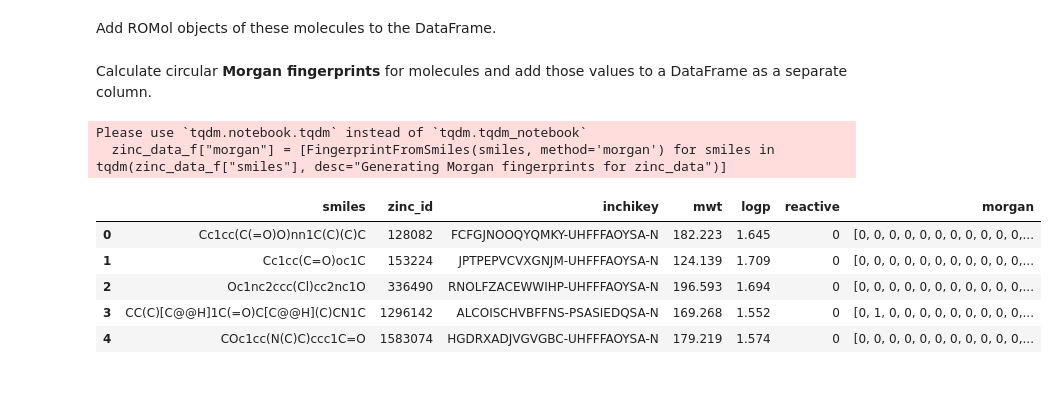
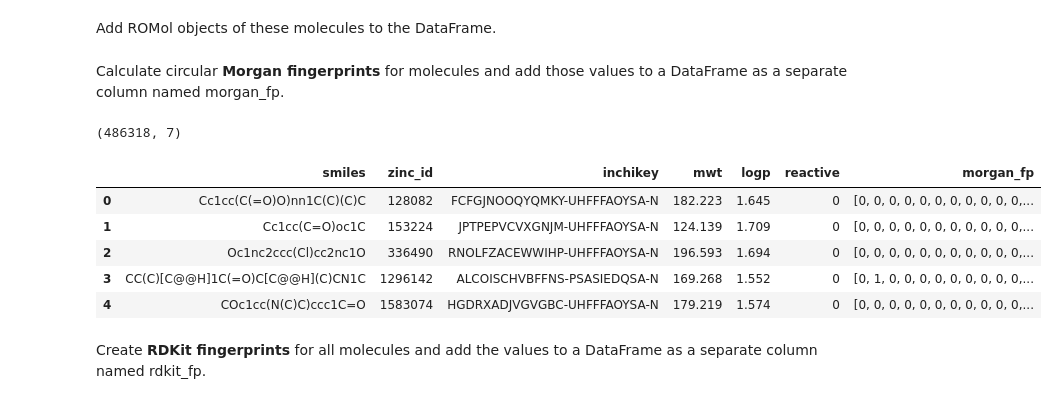
Before and after one commit to hrkhach/Compound-Clustering-Assignment, a Jupyter notebook: compound_clustering_for_ZINC_data.ipynb, the cells around one changed output. Cells and saved outputs as stored; diff of their text form; code cells hidden in the pictures.

```diff
--- a/compound_clustering_for_ZINC_data.ipynb
+++ b/compound_clustering_for_ZINC_data.ipynb
@@ -76,16 +89,19 @@ zinc_data_f.head()
 # %% [markdown]
 Add ROMol objects of these molecules to the DataFrame.
 # %% [markdown]
-Calculate circular **Morgan fingerprints** for molecules and add those values to a DataFrame as a separate column.
+Calculate circular **Morgan fingerprints** for molecules and add those values to a DataFrame as a separate column named morgan_fp.
 # %%
-zinc_data_f["morgan"] = [FingerprintFromSmiles(smiles, method='morgan') for smiles in tqdm(zinc_data_f["smiles"], desc="Generating Morgan fingerprints for zinc_data")]
+zinc_data_f["morgan_fp"] = [FingerprintFromSmiles(smiles, method='morgan') for smiles in tqdm(zinc_data_f["smiles"], desc="Generating Morgan fingerprints for zinc_data")]
+
+print(zinc_data_f.shape)
 zinc_data_f.head(5)
 # %% [output]
-Please use `tqdm.notebook.tqdm` instead of `tqdm.tqdm_notebook`
-  zinc_data_f["morgan"] = [FingerprintFromSmiles(smiles, method='morgan') for smiles in tqdm(zinc_data_f["smiles"], desc="Generating Morgan fingerprints for zinc_data")]
+(486318, 7)
-|  | smiles | zinc_id | inchikey | mwt | logp | reactive | morgan |
+|  | smiles | zinc_id | inchikey | mwt | logp | reactive | morgan_fp |
 | 0 | Cc1cc(C(=O)O)nn1C(C)(C)C | 128082 | FCFGJNOOQYQMKY-UHFFFAOYSA-N | 182.223 | 1.645 | 0 | [0, 0, 0, 0, 0, 0, 0, 0, 0, 0, 0,... |
 | 1 | Cc1cc(C=O)oc1C | 153224 | JPTPEPVCVXGNJM-UHFFFAOYSA-N | 124.139 | 1.709 | 0 | [0, 0, 0, 0, 0, 0, 0, 0, 0, 0, 0,... |
 | 2 | Oc1nc2ccc(Cl)cc2nc1O | 336490 | RNOLFZACEWWIHP-UHFFFAOYSA-N | 196.593 | 1.694 | 0 | [0, 0, 0, 0, 0, 0, 0, 0, 0, 0, 0,... |
 | 3 | CC(C)[C@@H]1C(=O)C[C@@H](C)CN1C | 1296142 | ALCOISCHVBFFNS-PSASIEDQSA-N | 169.268 | 1.552 | 0 | [0, 1, 0, 0, 0, 0, 0, 0, 0, 0, 0,... |
 | 4 | COc1cc(N(C)C)ccc1C=O | 1583074 | HGDRXADJVGVGBC-UHFFFAOYSA-N | 179.219 | 1.574 | 0 | [0, 0, 0, 0, 0, 0, 0, 0, 0, 0, 0,... |
+# %% [markdown]
+Create **RDKit fingerprints** for all molecules and add the values to a DataFrame as a separate column named rdkit_fp.
```
Also changed, not shown: parts of 25 cells of this notebook.
